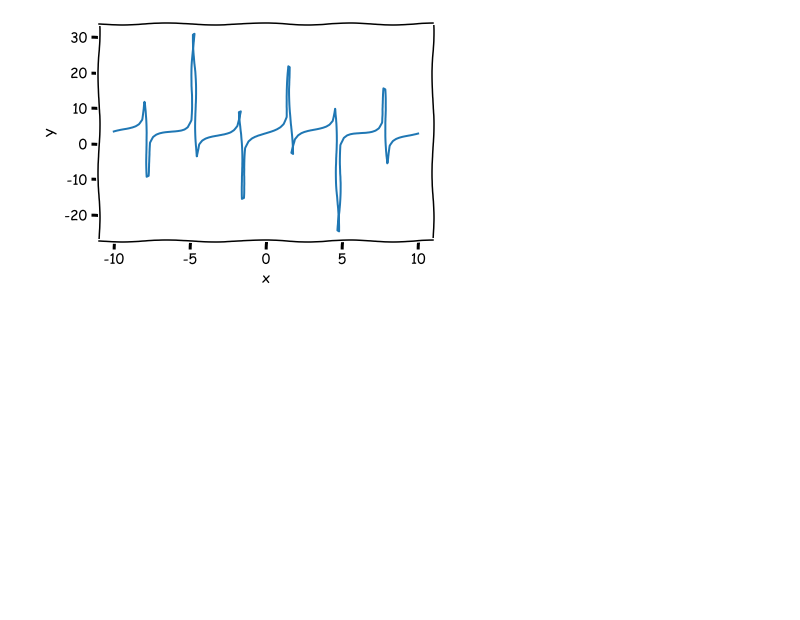
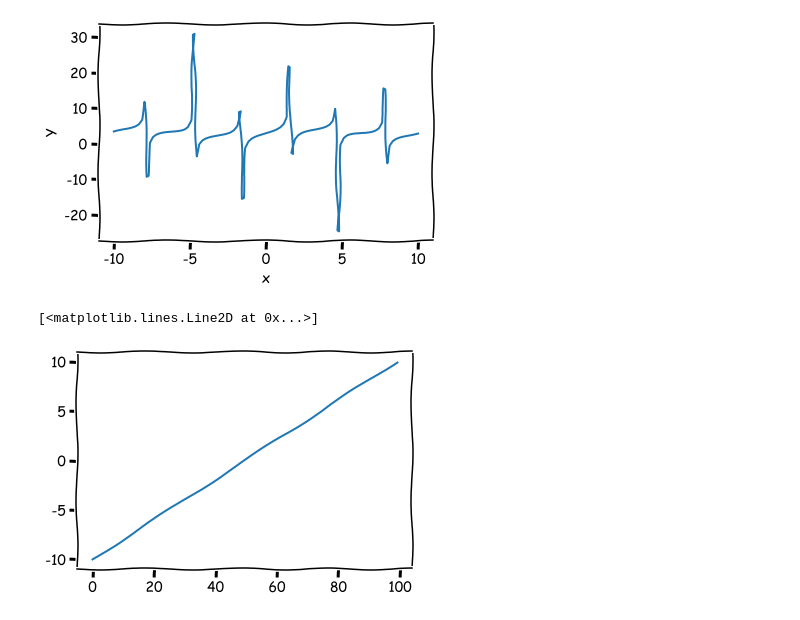
Before and after one commit to jupyteer/My-Python-Work, a Jupyter notebook: 第一堂Python.ipynb, the cells around one changed output. Saved outputs shown, nothing was run; the diff lists cells and outputs as text; code cells hidden in the pictures; blank space fills up the shorter version.

```diff
--- a/第一堂Python.ipynb
+++ b/第一堂Python.ipynb
@@ -21,3 +21,8 @@ plt.plot(x,y)
 # %% [output]
 [<matplotlib.lines.Line2D at 0x...>]
 [figure]
+# %%
+plt.plot(x)
+# %% [output]
+[<matplotlib.lines.Line2D at 0x...>]
+[figure, added]
```
Also changed, not shown: 24 other files.
